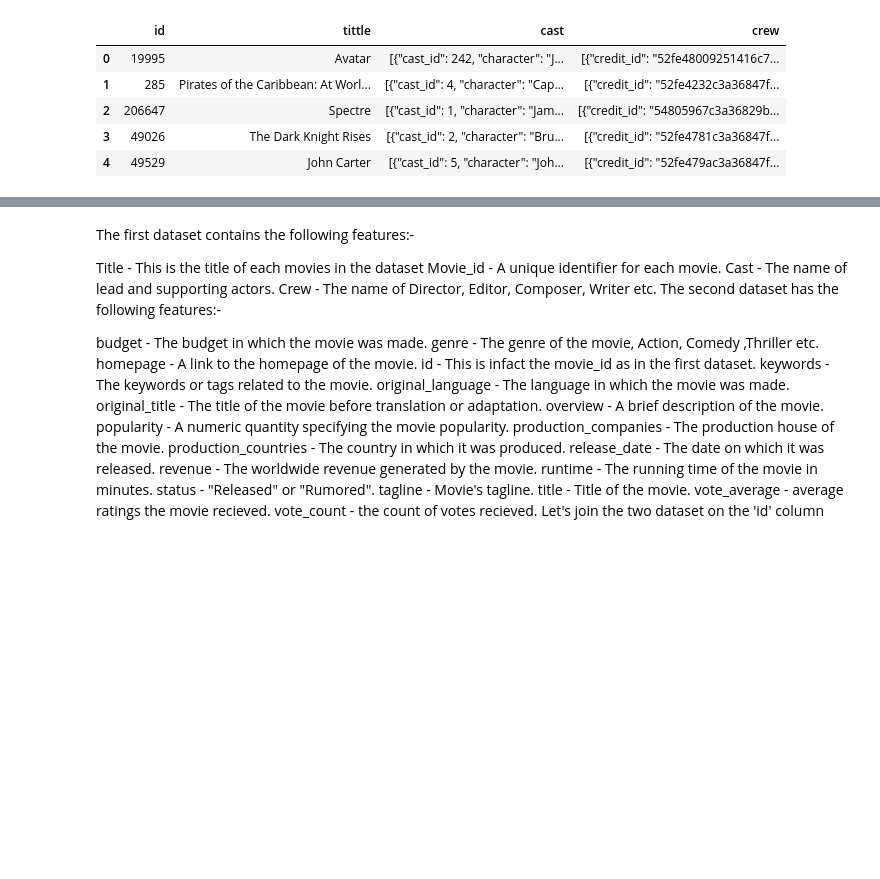
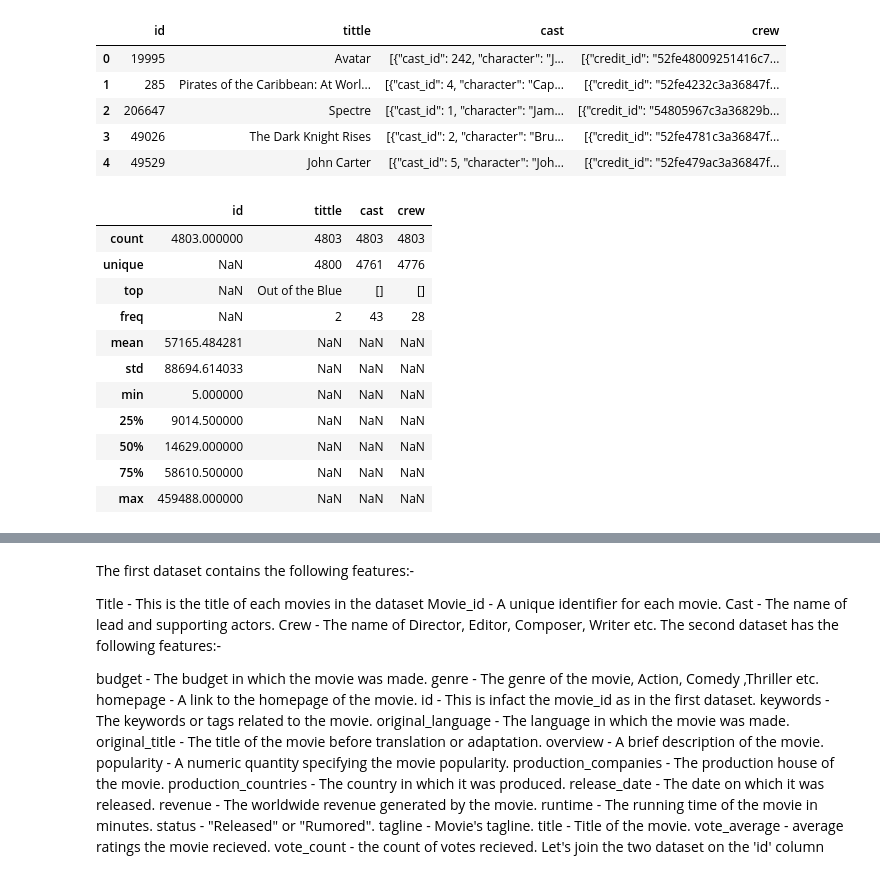
Before and after one commit to EnochAy/Veegil, a Jupyter notebook: Recommender_Systems/Recommender System Notebook.ipynb, the cells around one changed output, grey strips where cells are left out. Saved outputs shown, nothing was run; the diff lists cells and outputs as text; code cells hidden in the pictures; blank space fills up the shorter version.

```diff
--- a/Recommender_Systems/Recommender System Notebook.ipynb
+++ b/Recommender_Systems/Recommender System Notebook.ipynb
@@ -25,6 +25,21 @@ df1.head()
 | 2 | 206647 | Spectre | [{"cast_id": 1, "character": "Jam... | [{"credit_id": "54805967c3a36829b... |
 | 3 | 49026 | The Dark Knight Rises | [{"cast_id": 2, "character": "Bru... | [{"credit_id": "52fe4781c3a36847f... |
 | 4 | 49529 | John Carter | [{"cast_id": 5, "character": "Joh... | [{"credit_id": "52fe479ac3a36847f... |
+# %%
+df1.describe(include="all")
+# %% [output]
+|  | id | tittle | cast | crew |
+| count | 4803.000000 | 4803 | 4803 | 4803 |
+| unique | NaN | 4800 | 4761 | 4776 |
+| top | NaN | Out of the Blue | [] | [] |
+| freq | NaN | 2 | 43 | 28 |
+| mean | 57165.484281 | NaN | NaN | NaN |
+| std | 88694.614033 | NaN | NaN | NaN |
+| min | 5.000000 | NaN | NaN | NaN |
+| 25% | 9014.500000 | NaN | NaN | NaN |
+| 50% | 14629.000000 | NaN | NaN | NaN |
+| 75% | 58610.500000 | NaN | NaN | NaN |
+| max | 459488.000000 | NaN | NaN | NaN |
 # %%
 #Just a look at the data
 df2.head()
```
Also changed, not shown: parts of 3 cells of this notebook.
